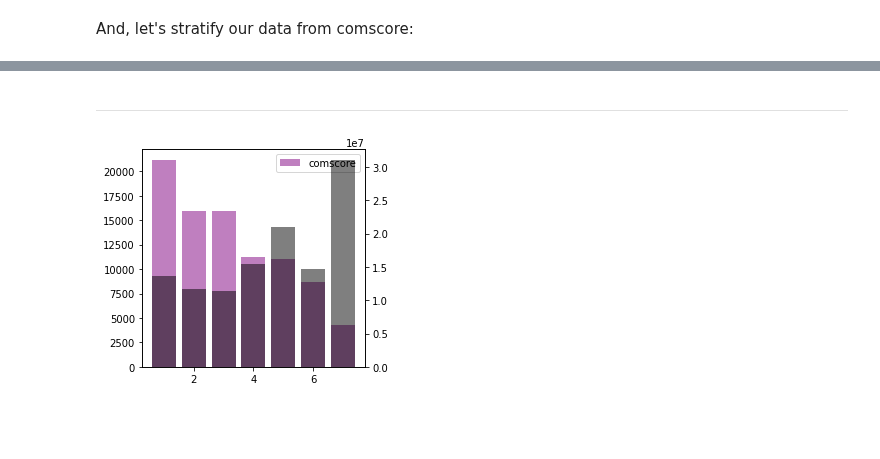
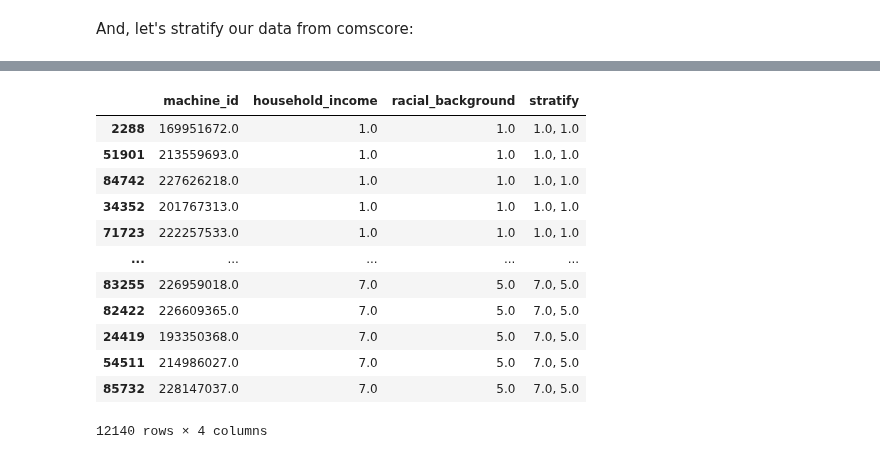
Before and after one commit to aberke/floc-analysis, a Jupyter notebook: notebooks/panel.ipynb, the cells around one changed output, grey strips where cells are left out. Cells and saved outputs as stored; diff of their text form; code cells hidden in the pictures; blank space fills up the shorter version.

```diff
--- a/notebooks/panel.ipynb
+++ b/notebooks/panel.ipynb
@@ -304,20 +297,16 @@ demo_stratified = demo_df_s.stratify.value_counts()
-# %% [markdown]
----
-# %%
-
-# Plot colors and things
-c_acs = 'black'
-c_comscore = 'purple'
-
-fig,ax = plt.subplots(1,1,figsize=(4,4))
-labels = list(range(1,8))
-ax.bar(labels, demo_df['household_income'].value_counts().drop(8).values,
-       label='comscore',
-       alpha=0.5, color=c_comscore)
-ax2 = ax.twinx()
-ax2.bar(labels, census_incomes.groupby('comscore_code').agg('sum')['count'],
-       label='ACS',
-       alpha=0.5, color=c_acs)
-_ = ax.legend()
-# %% [output]
-[figure, removed]
+# %%
+demo_df_s
+# %% [output]
+|  | machine_id | household_income | racial_background | stratify |
+| 2288 | 169951672.0 | 1.0 | 1.0 | 1.0, 1.0 |
+| 51901 | 213559693.0 | 1.0 | 1.0 | 1.0, 1.0 |
+| 84742 | 227626218.0 | 1.0 | 1.0 | 1.0, 1.0 |
+| 34352 | 201767313.0 | 1.0 | 1.0 | 1.0, 1.0 |
+| 71723 | 222257533.0 | 1.0 | 1.0 | 1.0, 1.0 |
+| ... | ... | ... | ... | ... |
+| 83255 | 226959018.0 | 7.0 | 5.0 | 7.0, 5.0 |
+| 82422 | 226609365.0 | 7.0 | 5.0 | 7.0, 5.0 |
+| 24419 | 193350368.0 | 7.0 | 5.0 | 7.0, 5.0 |
+| 54511 | 214986027.0 | 7.0 | 5.0 | 7.0, 5.0 |
+| 85732 | 228147037.0 | 7.0 | 5.0 | 7.0, 5.0 |
+12140 rows × 4 columns
```
Also changed, not shown: parts of 13 cells of this notebook, 1 other file.
